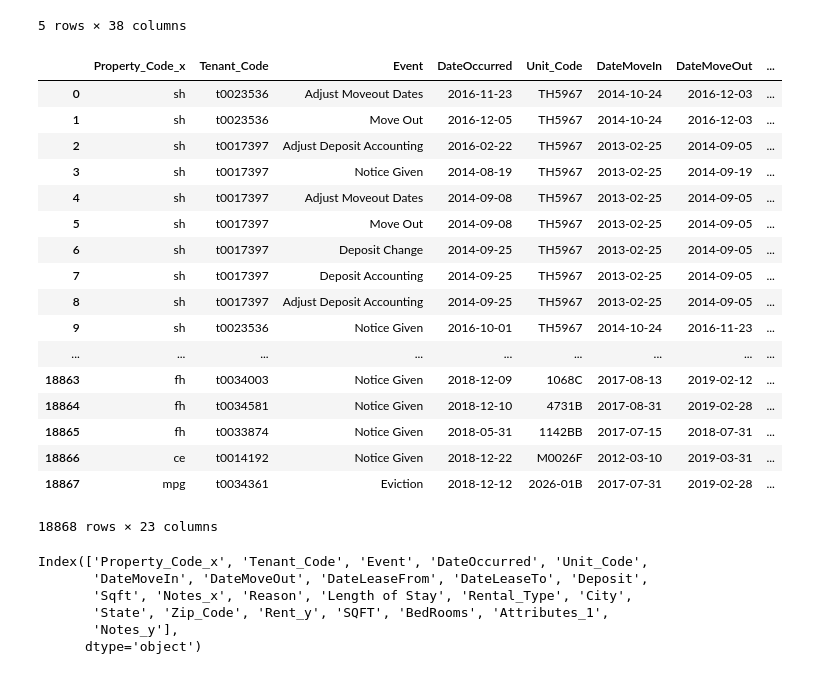
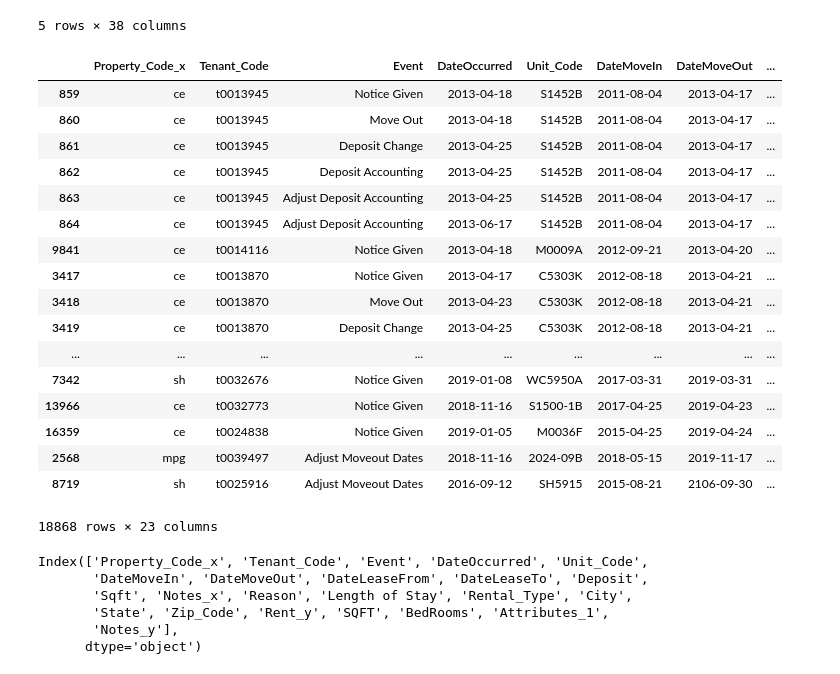
Before and after one commit to richinohio/Final_Project, a Jupyter notebook: Tenants.ipynb, the cells around one changed output. Drawn from its saved outputs; the diff is of its cells as text; code cells hidden in the pictures.

```diff
--- a/Tenants.ipynb
+++ b/Tenants.ipynb
@@ -168,32 +168,33 @@ tenant_apt.head()
 5 rows × 38 columns
 # %%
 tenant_apt = tenant_apt.drop(columns = ["Address_1", "DateApply", "MTM", "RentedEvent", "UnRentedEvent", "Status", "DateApprove", "DateSign", "Rent_x", "Property_Code_y", "Exclude", "DateNotice", "Rent_Ready" , "Unit_Type", "Date_Ready"])
-tenant_apt
+tenant_apt.sort_values(["DateMoveOut", "Unit_Code"])
 # %% [output]
 |  | Property_Code_x | Tenant_Code | Event | DateOccurred | Unit_Code | DateMoveIn | DateMoveOut | ... |
-| 0 | sh | t0023536 | Adjust Moveout Dates | 2016-11-23 | TH5967 | 2014-10-24 | 2016-12-03 | ... |
-| 1 | sh | t0023536 | Move Out | 2016-12-05 | TH5967 | 2014-10-24 | 2016-12-03 | ... |
-| 2 | sh | t0017397 | Adjust Deposit Accounting | 2016-02-22 | TH5967 | 2013-02-25 | 2014-09-05 | ... |
-| 3 | sh | t0017397 | Notice Given | 2014-08-19 | TH5967 | 2013-02-25 | 2014-09-19 | ... |
-| 4 | sh | t0017397 | Adjust Moveout Dates | 2014-09-08 | TH5967 | 2013-02-25 | 2014-09-05 | ... |
-| 5 | sh | t0017397 | Move Out | 2014-09-08 | TH5967 | 2013-02-25 | 2014-09-05 | ... |
-| 6 | sh | t0017397 | Deposit Change | 2014-09-25 | TH5967 | 2013-02-25 | 2014-09-05 | ... |
-| 7 | sh | t0017397 | Deposit Accounting | 2014-09-25 | TH5967 | 2013-02-25 | 2014-09-05 | ... |
-| 8 | sh | t0017397 | Adjust Deposit Accounting | 2014-09-25 | TH5967 | 2013-02-25 | 2014-09-05 | ... |
-| 9 | sh | t0023536 | Notice Given | 2016-10-01 | TH5967 | 2014-10-24 | 2016-11-23 | ... |
+| 859 | ce | t0013945 | Notice Given | 2013-04-18 | S1452B | 2011-08-04 | 2013-04-17 | ... |
+| 860 | ce | t0013945 | Move Out | 2013-04-18 | S1452B | 2011-08-04 | 2013-04-17 | ... |
+| 861 | ce | t0013945 | Deposit Change | 2013-04-25 | S1452B | 2011-08-04 | 2013-04-17 | ... |
+| 862 | ce | t0013945 | Deposit Accounting | 2013-04-25 | S1452B | 2011-08-04 | 2013-04-17 | ... |
+| 863 | ce | t0013945 | Adjust Deposit Accounting | 2013-04-25 | S1452B | 2011-08-04 | 2013-04-17 | ... |
+| 864 | ce | t0013945 | Adjust Deposit Accounting | 2013-06-17 | S1452B | 2011-08-04 | 2013-04-17 | ... |
+| 9841 | ce | t0014116 | Notice Given | 2013-04-18 | M0009A | 2012-09-21 | 2013-04-20 | ... |
+| 3417 | ce | t0013870 | Notice Given | 2013-04-17 | C5303K | 2012-08-18 | 2013-04-21 | ... |
+| 3418 | ce | t0013870 | Move Out | 2013-04-23 | C5303K | 2012-08-18 | 2013-04-21 | ... |
+| 3419 | ce | t0013870 | Deposit Change | 2013-04-25 | C5303K | 2012-08-18 | 2013-04-21 | ... |
 | ... | ... | ... | ... | ... | ... | ... | ... | ... |
-| 18863 | fh | t0034003 | Notice Given | 2018-12-09 | 1068C | 2017-08-13 | 2019-02-12 | ... |
-| 18864 | fh | t0034581 | Notice Given | 2018-12-10 | 4731B | 2017-08-31 | 2019-02-28 | ... |
-| 18865 | fh | t0033874 | Notice Given | 2018-05-31 | 1142BB | 2017-07-15 | 2018-07-31 | ... |
-| 18866 | ce | t0014192 | Notice Given | 2018-12-22 | M0026F | 2012-03-10 | 2019-03-31 | ... |
-| 18867 | mpg | t0034361 | Eviction | 2018-12-12 | 2026-01B | 2017-07-31 | 2019-02-28 | ... |
+| 7342 | sh | t0032676 | Notice Given | 2019-01-08 | WC5950A | 2017-03-31 | 2019-03-31 | ... |
+| 13966 | ce | t0032773 | Notice Given | 2018-11-16 | S1500-1B | 2017-04-25 | 2019-04-23 | ... |
+| 16359 | ce | t0024838 | Notice Given | 2019-01-05 | M0036F | 2015-04-25 | 2019-04-24 | ... |
+| 2568 | mpg | t0039497 | Adjust Moveout Dates | 2018-11-16 | 2024-09B | 2018-05-15 | 2019-11-17 | ... |
+| 8719 | sh | t0025916 | Adjust Moveout Dates | 2016-09-12 | SH5915 | 2015-08-21 | 2106-09-30 | ... |
 18868 rows × 23 columns
-# %%
-tenant_apt.columns
-# %% [output]
-Index(['Property_Code_x', 'Tenant_Code', 'Event', 'DateOccurred', 'Unit_Code',
-       'DateMoveIn', 'DateMoveOut', 'DateLeaseFrom', 'DateLeaseTo', 'Deposit',
-       'Sqft', 'Notes_x', 'Reason', 'Length of Stay', 'Rental_Type', 'City',
-       'State', 'Zip_Code', 'Rent_y', 'SQFT', 'BedRooms', 'Attributes_1',
-       'Notes_y'],
-      dtype='object')
+# %%
+tenant_apt.to_csv("")
+df.to_csv(file_name, sep='\t')_
+# %% [output]
+Index(['Property_Code_x', 'Tenant_Code', 'Event', 'DateOccurred', 'Unit_Code',
+       'DateMoveIn', 'DateMoveOut', 'DateLeaseFrom', 'DateLeaseTo', 'Deposit',
+       'Sqft', 'Notes_x', 'Reason', 'Length of Stay', 'Rental_Type', 'City',
+       'State', 'Zip_Code', 'Rent_y', 'SQFT', 'BedRooms', 'Attributes_1',
+       'Notes_y'],
+      dtype='object')
```
